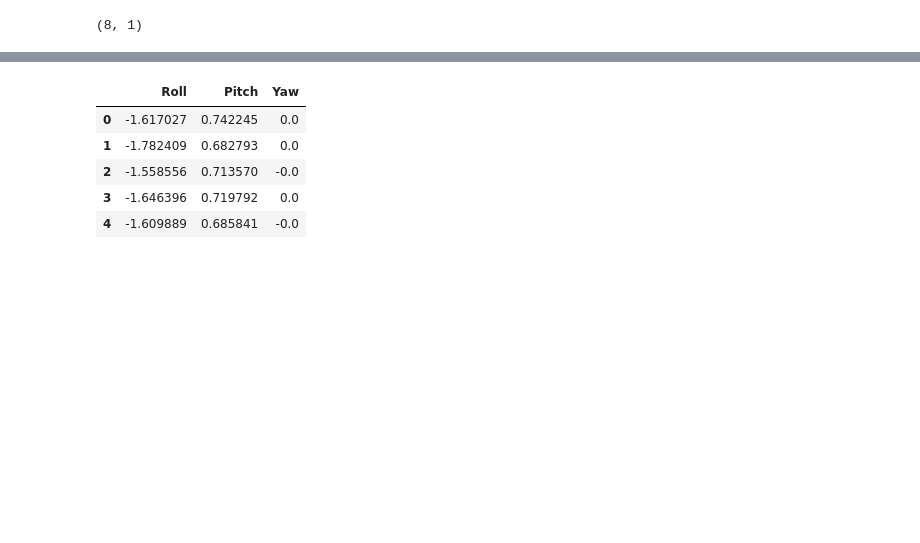
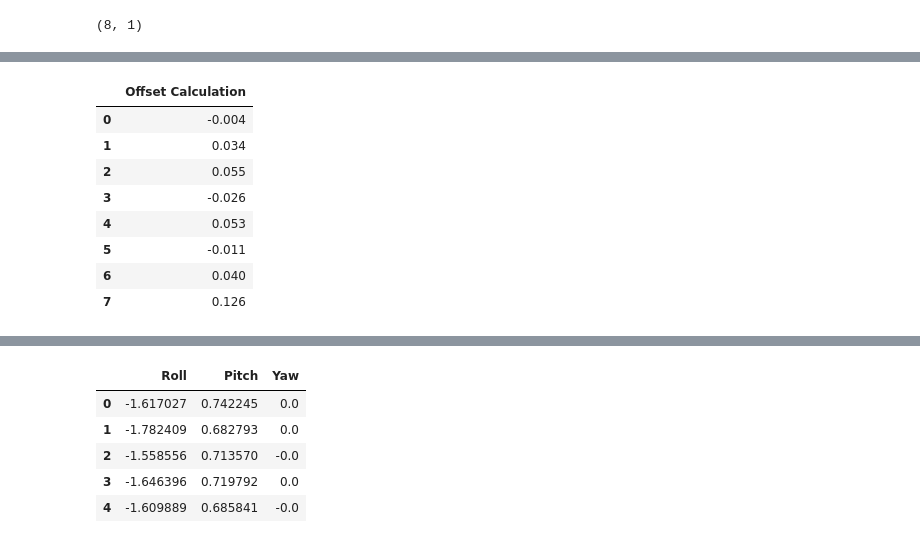
Before and after one commit to AElmaghawry/pcl_filteration, a Jupyter notebook: script/readCsv.ipynb, the cells around one changed output, grey strips where cells are left out. Drawn from its saved outputs; the diff is of its cells as text; code cells hidden in the pictures; blank space fills up the shorter version.

```diff
--- a/script/readCsv.ipynb
+++ b/script/readCsv.ipynb
@@ -103,0 +118,13 @@ df2.shape
+# %%
+correctedDf['Offset Calculation']= correctedDf['Offset Calculation'] * 1000
+correctedDf.head(10)
+# %% [output]
+|  | Offset Calculation |
+| 0 | -0.004 |
+| 1 | 0.034 |
+| 2 | 0.055 |
+| 3 | -0.026 |
+| 4 | 0.053 |
+| 5 | -0.011 |
+| 6 | 0.040 |
+| 7 | 0.126 |
```
Also changed, not shown: parts of 7 cells of this notebook, 4 other files.
